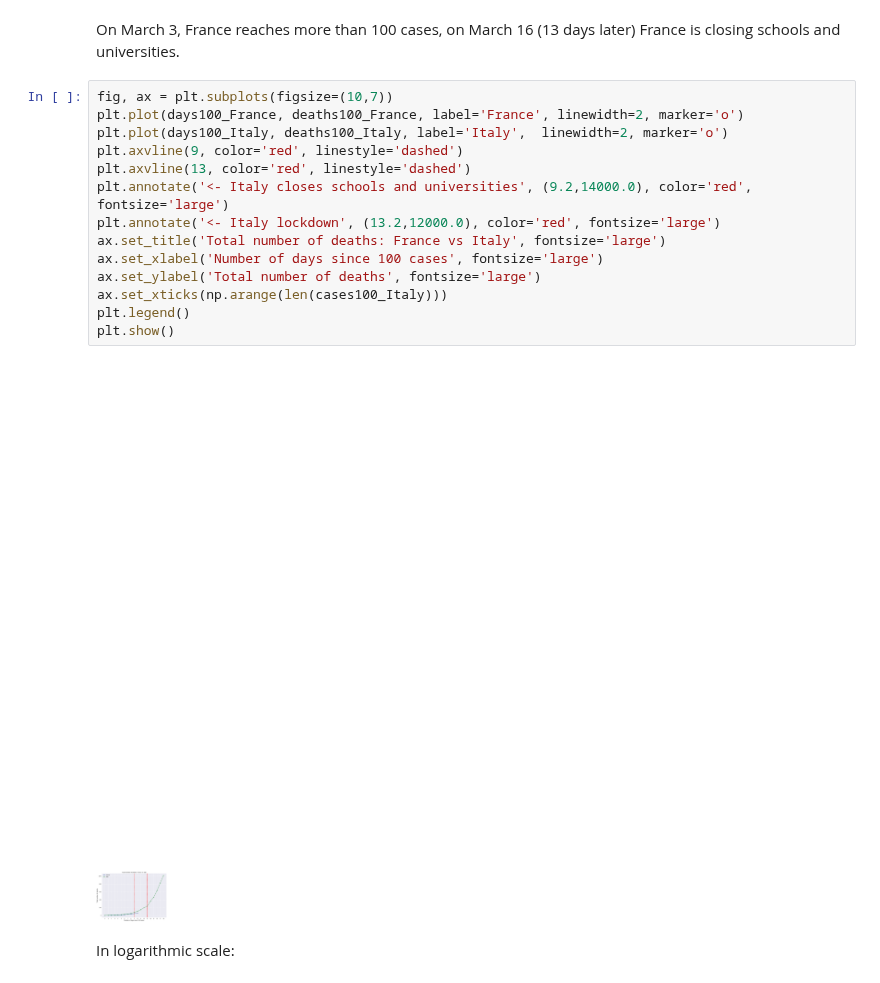
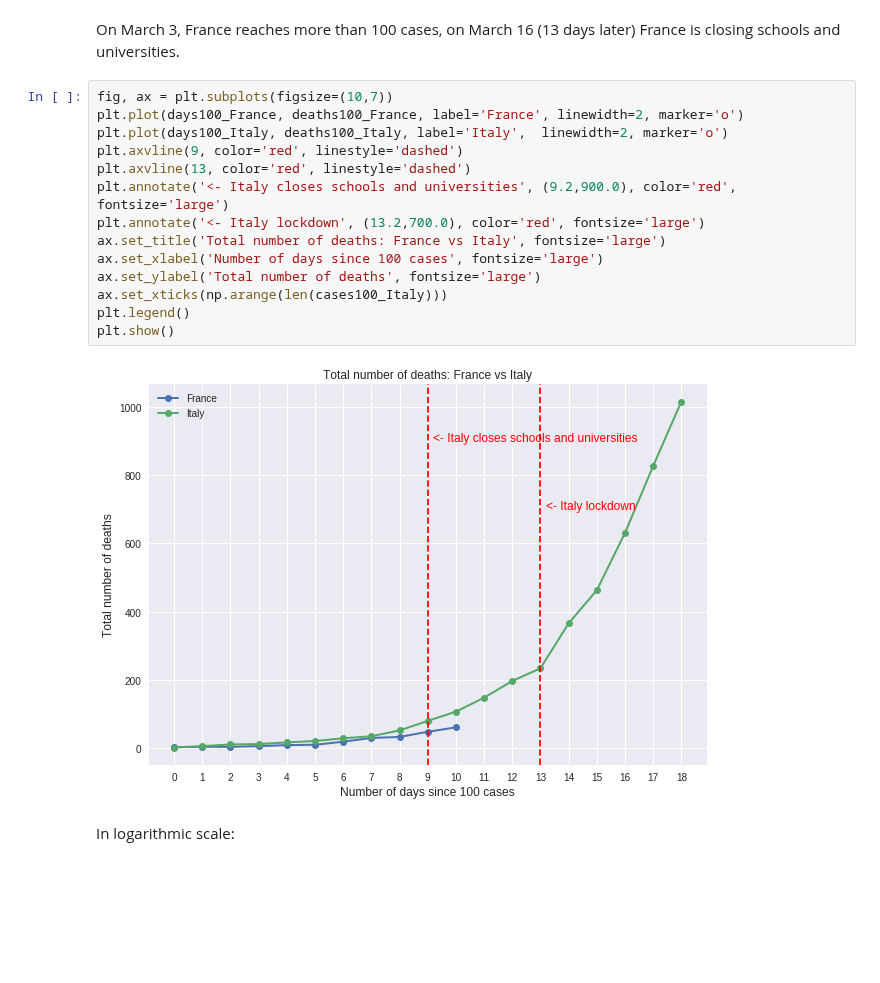
Before and after one commit to alonsosilvaallende/COVID-19, a Jupyter notebook: COVID_19_deaths.ipynb, the cells around one changed output. Saved outputs shown, nothing was run; the diff lists cells and outputs as text; blank space fills up the shorter version.

```diff
--- a/COVID_19_deaths.ipynb
+++ b/COVID_19_deaths.ipynb
@@ -23,19 +23,19 @@ On March 3, France reaches more than 100 cases, on March 16 (13 days later) Fran
 # %%
 fig, ax = plt.subplots(figsize=(10,7))
 plt.plot(days100_France, deaths100_France, label='France', linewidth=2, marker='o')
 plt.plot(days100_Italy, deaths100_Italy, label='Italy',  linewidth=2, marker='o')
 plt.axvline(9, color='red', linestyle='dashed')
 plt.axvline(13, color='red', linestyle='dashed')
-plt.annotate('<- Italy closes schools and universities', (9.2,14000.0), color='red', fontsize='large')
-plt.annotate('<- Italy lockdown', (13.2,12000.0), color='red', fontsize='large')
+plt.annotate('<- Italy closes schools and universities', (9.2,900.0), color='red', fontsize='large')
+plt.annotate('<- Italy lockdown', (13.2,700.0), color='red', fontsize='large')
 ax.set_title('Total number of deaths: France vs Italy', fontsize='large')
 ax.set_xlabel('Number of days since 100 cases', fontsize='large')
 ax.set_ylabel('Total number of deaths', fontsize='large')
 ax.set_xticks(np.arange(len(cases100_Italy)))
 plt.legend()
 plt.show()
 # %% [output]
-[figure, old version]
+[figure, new version]
 # %% [markdown]
 In logarithmic scale:
 # %%
```
Also changed, not shown: parts of 1 cell of this notebook.
